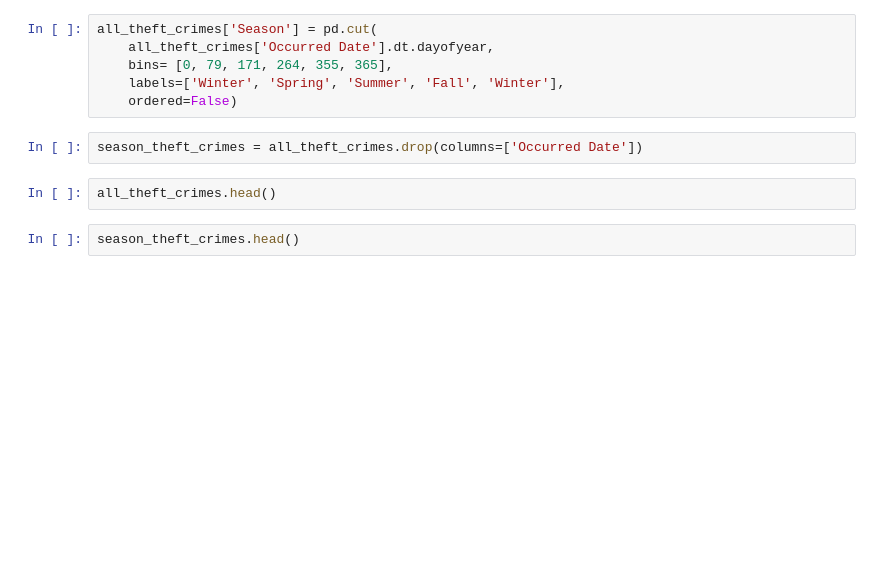
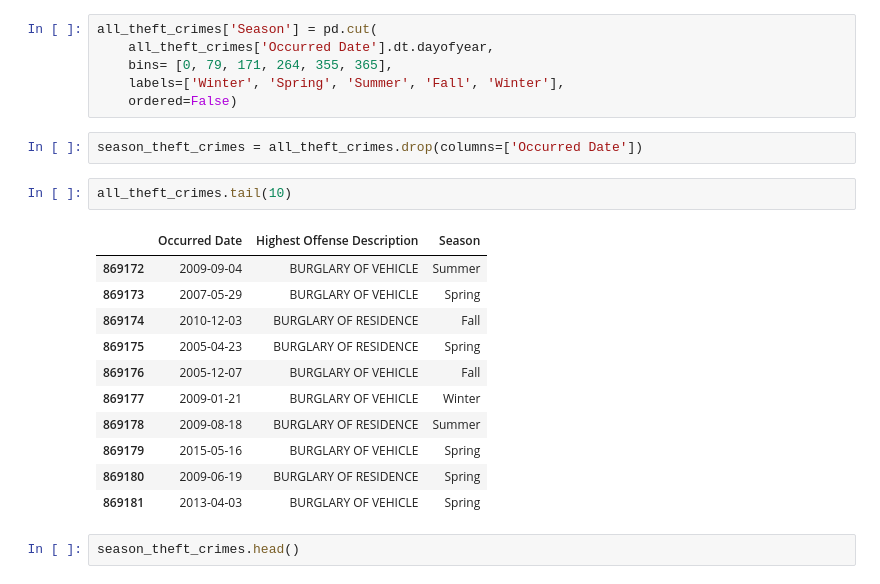
Before and after one commit to KillerTwinkie7/project-one, a Jupyter notebook: crime_analysis_ipynb-checkpoint2.ipynb, the cells around one changed output. Cells and saved outputs as stored; diff of their text form; blank space fills up the shorter version.

```diff
--- a/crime_analysis_ipynb-checkpoint2.ipynb
+++ b/crime_analysis_ipynb-checkpoint2.ipynb
@@ -41,7 +41,19 @@ all_theft_crimes['Season'] = pd.cut(
 # %%
 season_theft_crimes = all_theft_crimes.drop(columns=['Occurred Date'])
 # %%
-all_theft_crimes.head()
+all_theft_crimes.tail(10)
+# %% [output]
+|  | Occurred Date | Highest Offense Description | Season |
+| 869172 | 2009-09-04 | BURGLARY OF VEHICLE | Summer |
+| 869173 | 2007-05-29 | BURGLARY OF VEHICLE | Spring |
+| 869174 | 2010-12-03 | BURGLARY OF RESIDENCE | Fall |
+| 869175 | 2005-04-23 | BURGLARY OF RESIDENCE | Spring |
+| 869176 | 2005-12-07 | BURGLARY OF VEHICLE | Fall |
+| 869177 | 2009-01-21 | BURGLARY OF VEHICLE | Winter |
+| 869178 | 2009-08-18 | BURGLARY OF RESIDENCE | Summer |
+| 869179 | 2015-05-16 | BURGLARY OF VEHICLE | Spring |
+| 869180 | 2009-06-19 | BURGLARY OF RESIDENCE | Spring |
+| 869181 | 2013-04-03 | BURGLARY OF VEHICLE | Spring |
 # %%
 season_theft_crimes.head()
 # %% [output]
```
Also changed, not shown: parts of 8 cells of this notebook.
